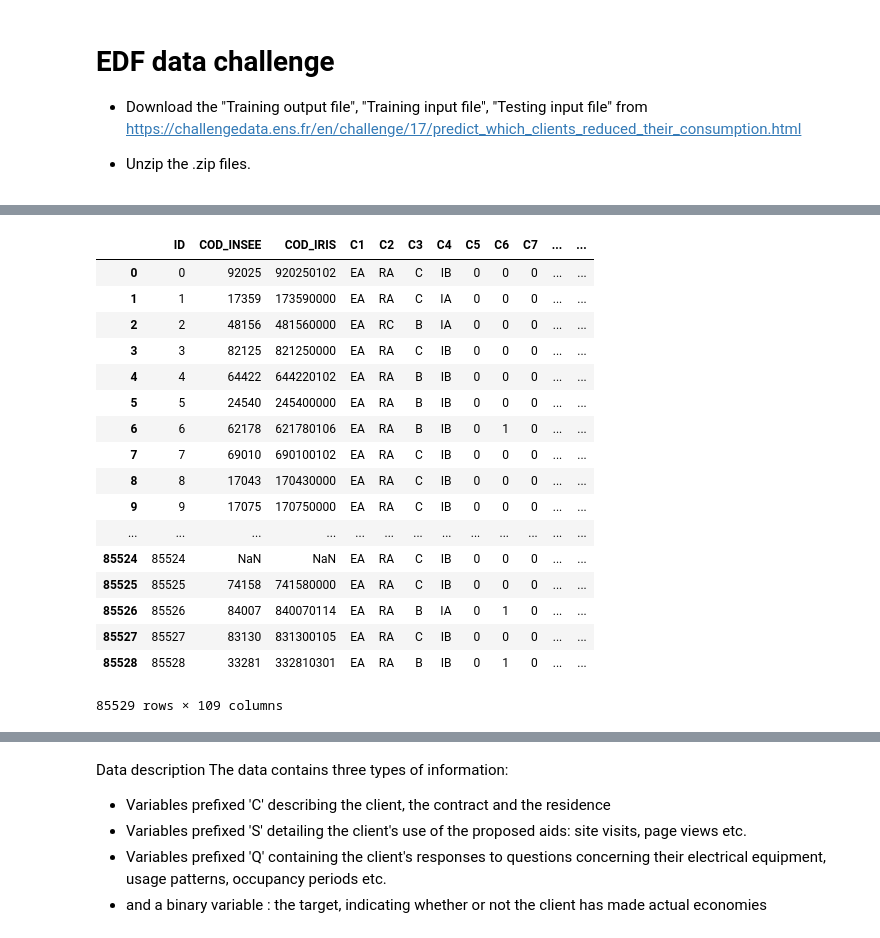
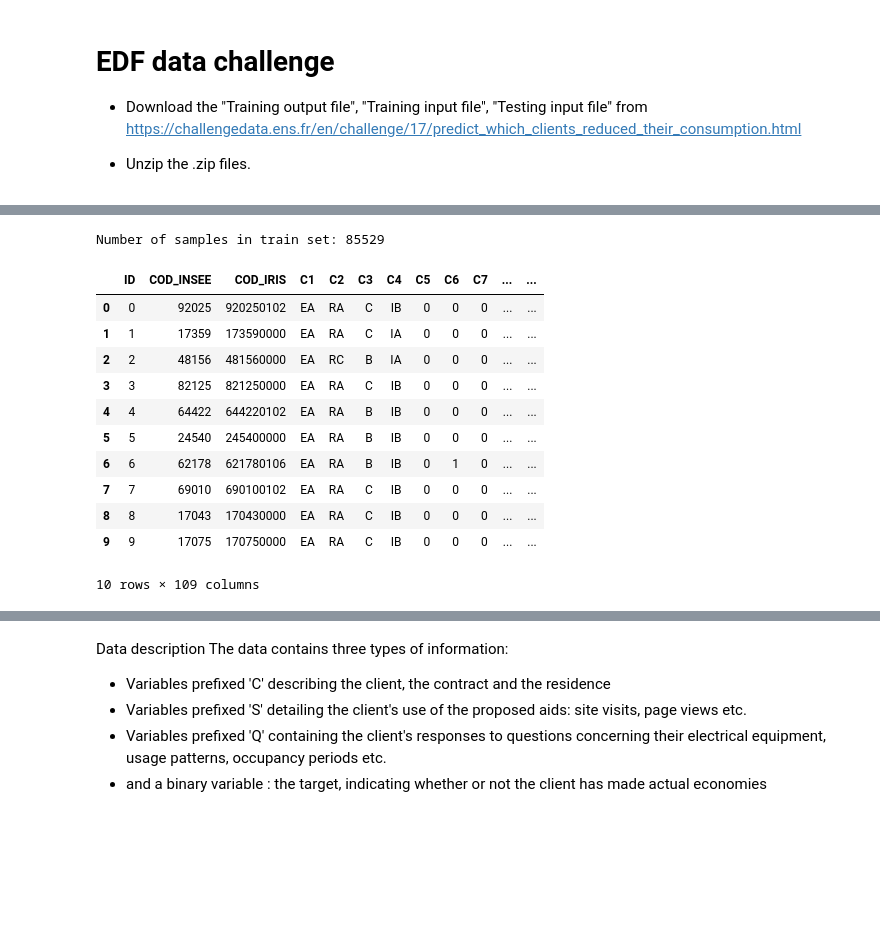
Before and after one commit to fabianp/mash_2016_sklearn_intro, a Jupyter notebook: 05-Data challenge.ipynb, the cells around one changed output, grey strips where cells are left out. Cells and saved outputs as stored; diff of their text form; code cells hidden in the pictures; blank space fills up the shorter version.

```diff
--- a/05-Data challenge.ipynb
+++ b/05-Data challenge.ipynb
@@ -24,28 +24,26 @@ import pandas as pd
 # %%
 df_X_train = pd.read_csv('data/training_inputs.csv', sep=';')
 df_X_test  = pd.read_csv('data/testing_inputs.csv', sep=';')
 df_y_train = pd.read_csv('data/challenge_output_data_training_file_predict_which_clients_reduced_their_consumption.csv',
                     sep=';')
-df_X_train
+
+n_train = df_X_train.shape[0]
+print('Number of samples in train set: %s' % n_train)
+df_X_train.head(10)
 # %% [output]
+Number of samples in train set: 85529
 |  | ID | COD_INSEE | COD_IRIS | C1 | C2 | C3 | C4 | C5 | C6 | C7 | ... | ... |
 | 0 | 0 | 92025 | 920250102 | EA | RA | C | IB | 0 | 0 | 0 | ... | ... |
 | 1 | 1 | 17359 | 173590000 | EA | RA | C | IA | 0 | 0 | 0 | ... | ... |
 | 2 | 2 | 48156 | 481560000 | EA | RC | B | IA | 0 | 0 | 0 | ... | ... |
 | 3 | 3 | 82125 | 821250000 | EA | RA | C | IB | 0 | 0 | 0 | ... | ... |
 | 4 | 4 | 64422 | 644220102 | EA | RA | B | IB | 0 | 0 | 0 | ... | ... |
 | 5 | 5 | 24540 | 245400000 | EA | RA | B | IB | 0 | 0 | 0 | ... | ... |
 | 6 | 6 | 62178 | 621780106 | EA | RA | B | IB | 0 | 1 | 0 | ... | ... |
 | 7 | 7 | 69010 | 690100102 | EA | RA | C | IB | 0 | 0 | 0 | ... | ... |
 | 8 | 8 | 17043 | 170430000 | EA | RA | C | IB | 0 | 0 | 0 | ... | ... |
 | 9 | 9 | 17075 | 170750000 | EA | RA | C | IB | 0 | 0 | 0 | ... | ... |
-| ... | ... | ... | ... | ... | ... | ... | ... | ... | ... | ... | ... | ... |
-| 85524 | 85524 | NaN | NaN | EA | RA | C | IB | 0 | 0 | 0 | ... | ... |
-| 85525 | 85525 | 74158 | 741580000 | EA | RA | C | IB | 0 | 0 | 0 | ... | ... |
-| 85526 | 85526 | 84007 | 840070114 | EA | RA | B | IA | 0 | 1 | 0 | ... | ... |
-| 85527 | 85527 | 83130 | 831300105 | EA | RA | C | IB | 0 | 0 | 0 | ... | ... |
-| 85528 | 85528 | 33281 | 332810301 | EA | RA | B | IB | 0 | 1 | 0 | ... | ... |
-85529 rows × 109 columns
+10 rows × 109 columns
 # %%
 # print name of features
 print('Available features are:')
```
Also changed, not shown: parts of 17 cells of this notebook.
